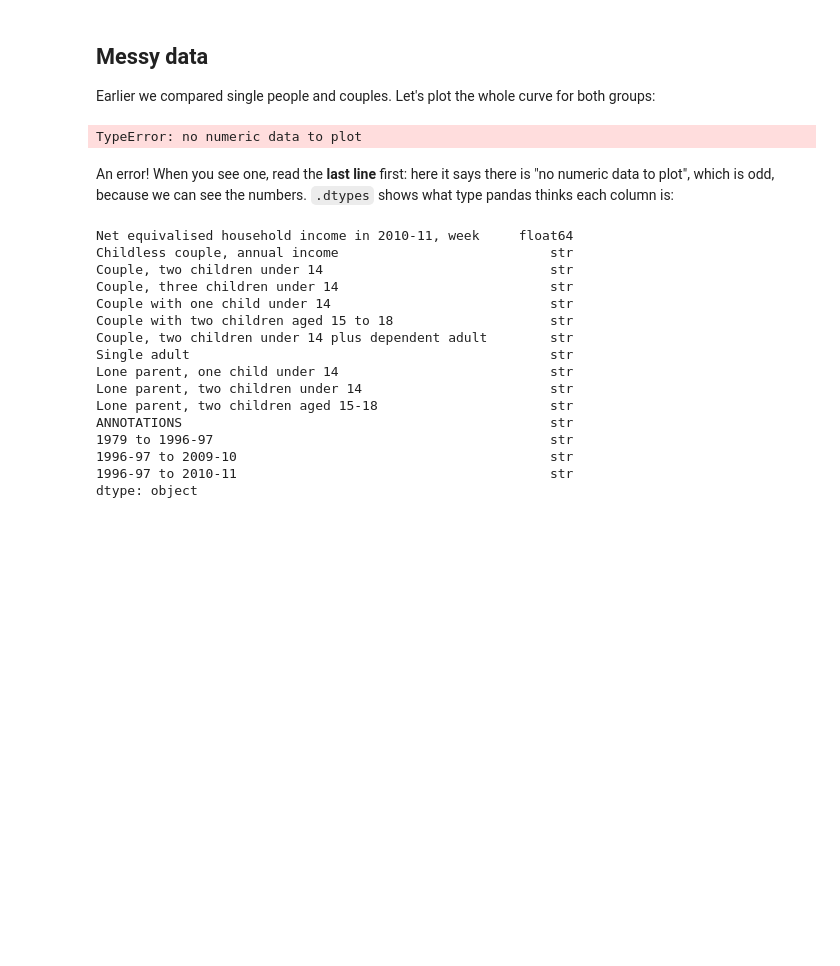
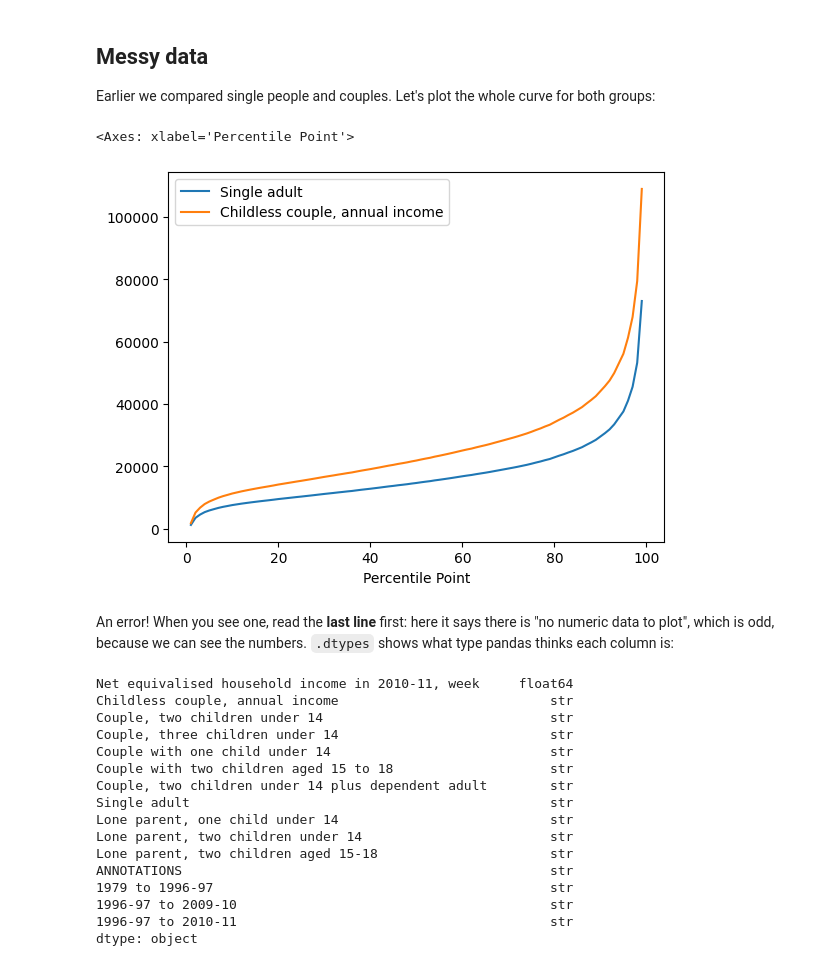
Before and after one commit to ShelbyLLL/QM2, a Jupyter notebook: notebooks/W02. Pandas.ipynb, the cells around one changed output. Drawn from its saved outputs; the diff is of its cells as text; code cells hidden in the pictures; blank space fills up the shorter version.

```diff
--- a/notebooks/W02. Pandas.ipynb
+++ b/notebooks/W02. Pandas.ipynb
@@ -153,10 +175,12 @@ Hint: last week we used `axvline` to draw vertical lines; `axhline` draws horizo
 
 Earlier we compared single people and couples. Let's plot the whole curve for both groups:
 # %%
-# This is going to throw an error
+income["Single adult"] = income["Single adult"].str.replace(",", "").astype(float)
+income["Childless couple, annual income"] = income["Childless couple, annual income"].str.replace(",", "").astype(float)
 income[["Single adult", "Childless couple, annual income"]].plot()
 # %% [output]
-TypeError: no numeric data to plot
+<Axes: xlabel='Percentile Point'>
+[figure, added]
 # %% [markdown]
 An error! When you see one, read the **last line** first: here it says there is "no numeric data to plot", which is odd, because we can see the numbers. `.dtypes` shows what type pandas thinks each column is:
 # %%
```
Also changed, not shown: parts of 6 cells of this notebook.
